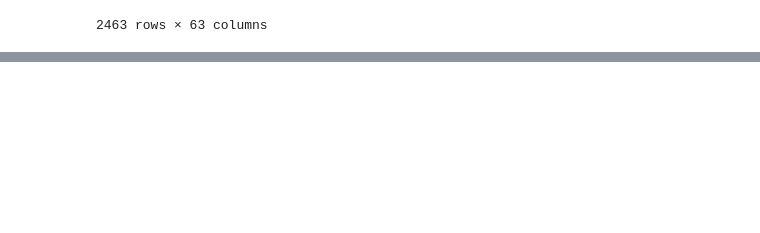
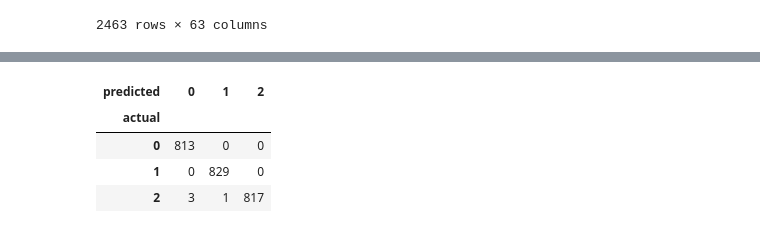
Before and after one commit to ElainePentium/python-chifoumy, a Jupyter notebook: notebooks/steph-predict-proba.ipynb, the cells around one changed output, grey strips where cells are left out. Drawn from its saved outputs; the diff is of its cells as text; code cells hidden in the pictures; blank space fills up the shorter version.

```diff
--- a/notebooks/steph-predict-proba.ipynb
+++ b/notebooks/steph-predict-proba.ipynb
@@ -75,2 +109,15 @@ accuracy_score(y_test, y_pred)
+# %%
+results = pd.DataFrame({"actual" : y_test,
+                       "predicted" : y_pred})
+
+confusion_matrix = pd.crosstab(index= results['actual'],
+                              columns = results['predicted'])
+confusion_matrix
+# %% [output]
+| predicted | 0 | 1 | 2 |
+| actual |  |  |  |
+| 0 | 813 | 0 | 0 |
+| 1 | 0 | 829 | 0 |
+| 2 | 3 | 1 | 817 |
 # %%
 import pickle
```
Also changed, not shown: parts of 17 cells of this notebook, 1 other file.
